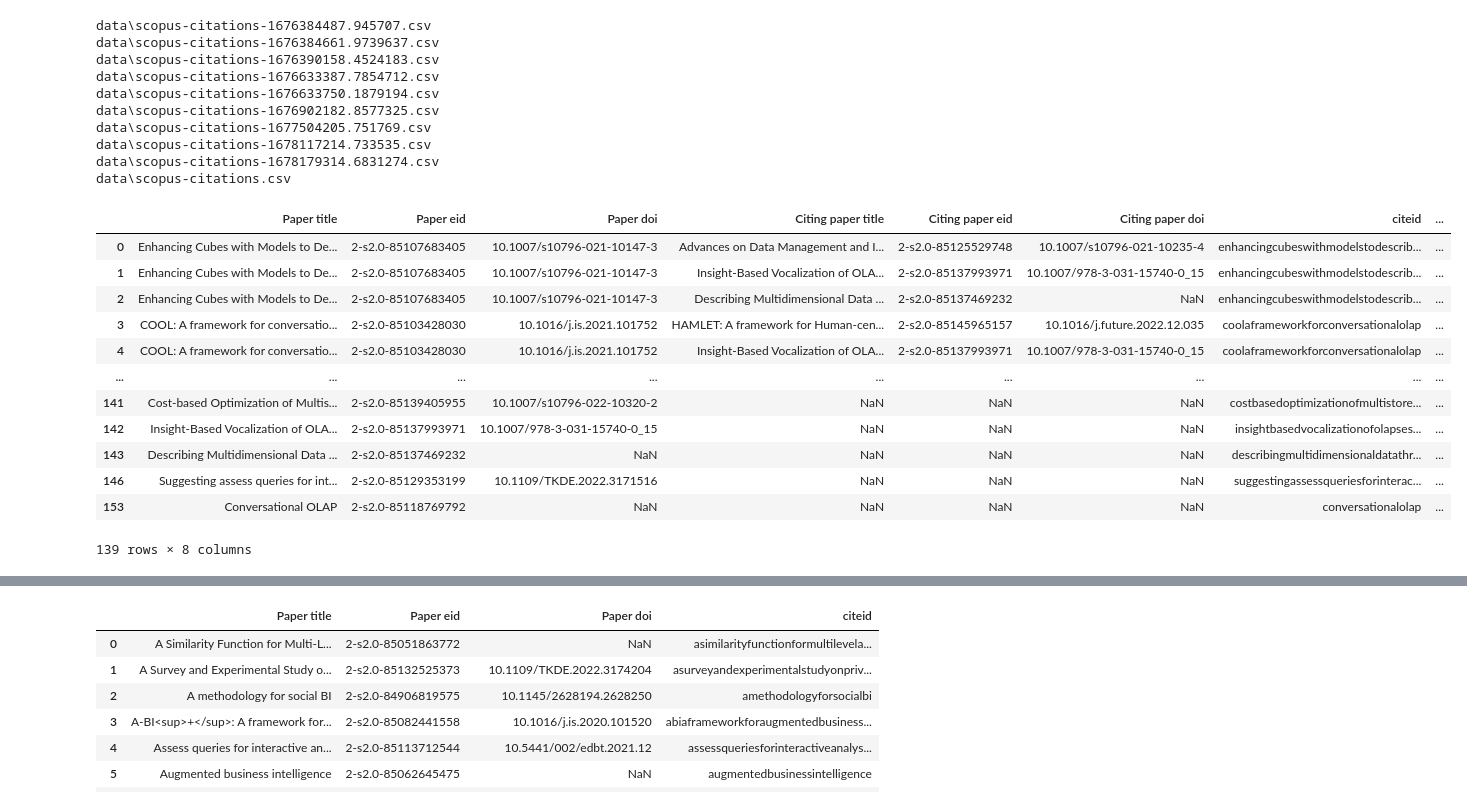
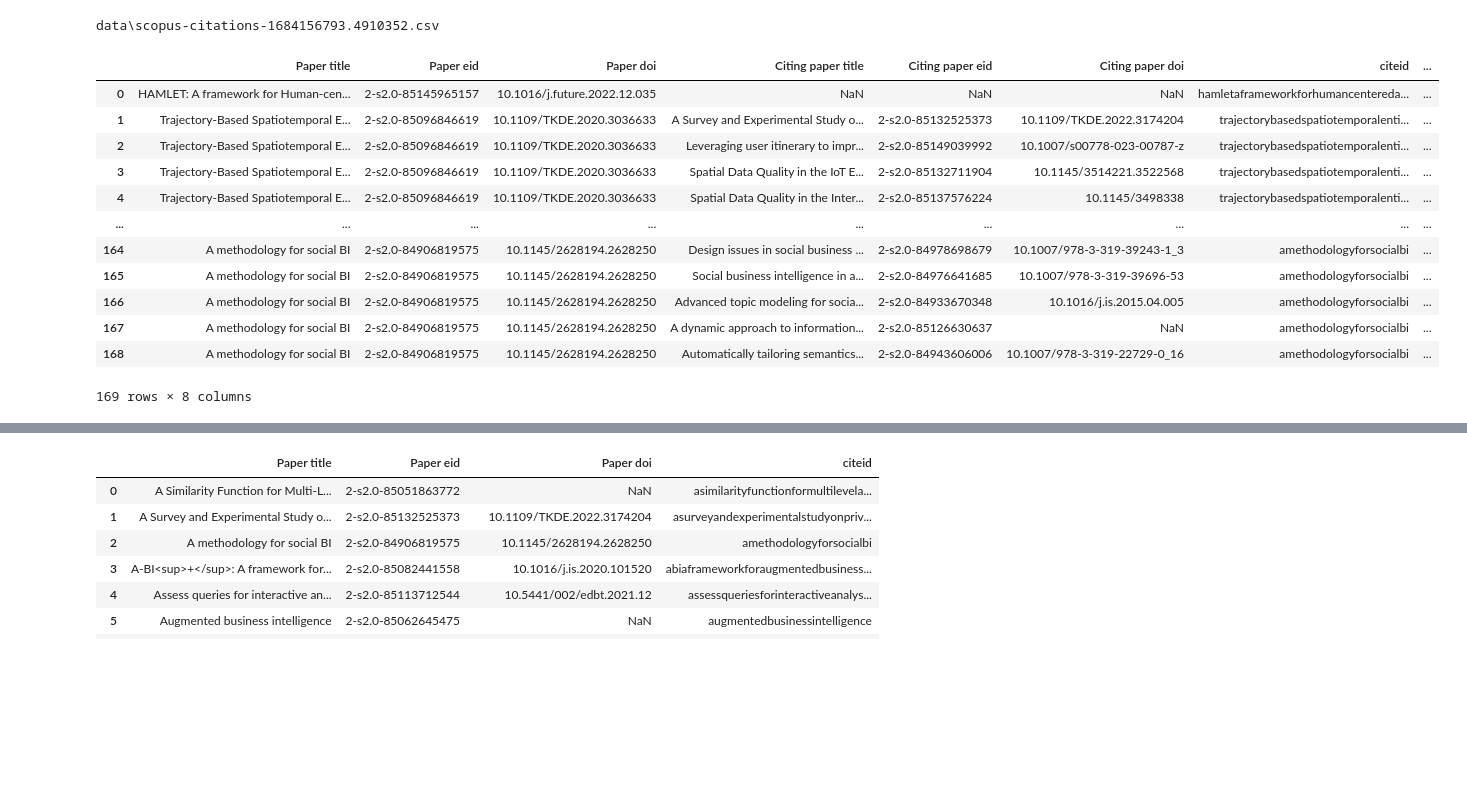
Before and after one commit to w4bo/paper-citations, a Jupyter notebook: merge.ipynb, the cells around one changed output, grey strips where cells are left out. Drawn from its saved outputs; the diff is of its cells as text; code cells hidden in the pictures; blank space fills up the shorter version.

```diff
--- a/merge.ipynb
+++ b/merge.ipynb
@@ -8,9 +8,10 @@ def map_id(x):
     return str(x).lower().replace('.', '').replace(' ', '').replace(':', '').replace('-', '').replace('\xa0', '').replace(',', '').replace('+', '').replace('<sup>', '').replace('</sup>', '')
 
 
-def get_df(s, path = 'data/'):
+def get_df(s, path = 'data/', onlylast=False):
     li = []
-    for filename in glob.glob(os.path.join(path , s + "*.csv")):
+    files = glob.glob(os.path.join(path , s + "*.csv"))
+    for filename in files if not onlylast else [files[-1]]:
         print(filename)
         df = pd.read_csv(filename, index_col=None, header=0, encoding='utf-8')
         li.append(df)
@@ -49,27 +55,19 @@ data\scholar-citations.csv
 # %%
-scopus = get_df('scopus')  # get the scopus citations
+scopus = get_df('scopus', onlylast=True)  # get the scopus citations
+# scopus = scopus[scopus["citingid"].apply(lambda x: x == x and x != "nan")]
 scopus
 # %% [output]
-data\scopus-citations-1676384487.945707.csv
-data\scopus-citations-1676384661.9739637.csv
-data\scopus-citations-1676390158.4524183.csv
-data\scopus-citations-1676633387.7854712.csv
-data\scopus-citations-1676633750.1879194.csv
-data\scopus-citations-1676902182.8577325.csv
-data\scopus-citations-1677504205.751769.csv
-data\scopus-citations-1678117214.733535.csv
-data\scopus-citations-1678179314.6831274.csv
-data\scopus-citations.csv
+data\scopus-citations-1684156793.4910352.csv
 |  | Paper title | Paper eid | Paper doi | Citing paper title | Citing paper eid | Citing paper doi | citeid | ... |
-| 0 | Enhancing Cubes with Models to De... | 2-s2.0-85107683405 | 10.1007/s10796-021-10147-3 | Advances on Data Management and I... | 2-s2.0-85125529748 | 10.1007/s10796-021-10235-4 | enhancingcubeswithmodelstodescrib... | ... |
-| 1 | Enhancing Cubes with Models to De... | 2-s2.0-85107683405 | 10.1007/s10796-021-10147-3 | Insight-Based Vocalization of OLA... | 2-s2.0-85137993971 | 10.1007/978-3-031-15740-0_15 | enhancingcubeswithmodelstodescrib... | ... |
-| 2 | Enhancing Cubes with Models to De... | 2-s2.0-85107683405 | 10.1007/s10796-021-10147-3 | Describing Multidimensional Data ... | 2-s2.0-85137469232 | NaN | enhancingcubeswithmodelstodescrib... | ... |
-| 3 | COOL: A framework for conversatio... | 2-s2.0-85103428030 | 10.1016/j.is.2021.101752 | HAMLET: A framework for Human-cen... | 2-s2.0-85145965157 | 10.1016/j.future.2022.12.035 | coolaframeworkforconversationalolap | ... |
-| 4 | COOL: A framework for conversatio... | 2-s2.0-85103428030 | 10.1016/j.is.2021.101752 | Insight-Based Vocalization of OLA... | 2-s2.0-85137993971 | 10.1007/978-3-031-15740-0_15 | coolaframeworkforconversationalolap | ... |
+| 0 | HAMLET: A framework for Human-cen... | 2-s2.0-85145965157 | 10.1016/j.future.2022.12.035 | NaN | NaN | NaN | hamletaframeworkforhumancentereda... | ... |
+| 1 | Trajectory-Based Spatiotemporal E... | 2-s2.0-85096846619 | 10.1109/TKDE.2020.3036633 | A Survey and Experimental Study o... | 2-s2.0-85132525373 | 10.1109/TKDE.2022.3174204 | trajectorybasedspatiotemporalenti... | ... |
+| 2 | Trajectory-Based Spatiotemporal E... | 2-s2.0-85096846619 | 10.1109/TKDE.2020.3036633 | Leveraging user itinerary to impr... | 2-s2.0-85149039992 | 10.1007/s00778-023-00787-z | trajectorybasedspatiotemporalenti... | ... |
+| 3 | Trajectory-Based Spatiotemporal E... | 2-s2.0-85096846619 | 10.1109/TKDE.2020.3036633 | Spatial Data Quality in the IoT E... | 2-s2.0-85132711904 | 10.1145/3514221.3522568 | trajectorybasedspatiotemporalenti... | ... |
+| 4 | Trajectory-Based Spatiotemporal E... | 2-s2.0-85096846619 | 10.1109/TKDE.2020.3036633 | Spatial Data Quality in the Inter... | 2-s2.0-85137576224 | 10.1145/3498338 | trajectorybasedspatiotemporalenti... | ... |
 | ... | ... | ... | ... | ... | ... | ... | ... | ... |
-| 141 | Cost-based Optimization of Multis... | 2-s2.0-85139405955 | 10.1007/s10796-022-10320-2 | NaN | NaN | NaN | costbasedoptimizationofmultistore... | ... |
-| 142 | Insight-Based Vocalization of OLA... | 2-s2.0-85137993971 | 10.1007/978-3-031-15740-0_15 | NaN | NaN | NaN | insightbasedvocalizationofolapses... | ... |
-| 143 | Describing Multidimensional Data ... | 2-s2.0-85137469232 | NaN | NaN | NaN | NaN | describingmultidimensionaldatathr... | ... |
-| 146 | Suggesting assess queries for int... | 2-s2.0-85129353199 | 10.1109/TKDE.2022.3171516 | NaN | NaN | NaN | suggestingassessqueriesforinterac... | ... |
-| 153 | Conversational OLAP | 2-s2.0-85118769792 | NaN | NaN | NaN | NaN | conversationalolap | ... |
+| 164 | A methodology for social BI | 2-s2.0-84906819575 | 10.1145/2628194.2628250 | Design issues in social business ... | 2-s2.0-84978698679 | 10.1007/978-3-319-39243-1_3 | amethodologyforsocialbi | ... |
+| 165 | A methodology for social BI | 2-s2.0-84906819575 | 10.1145/2628194.2628250 | Social business intelligence in a... | 2-s2.0-84976641685 | 10.1007/978-3-319-39696-53 | amethodologyforsocialbi | ... |
+| 166 | A methodology for social BI | 2-s2.0-84906819575 | 10.1145/2628194.2628250 | Advanced topic modeling for socia... | 2-s2.0-84933670348 | 10.1016/j.is.2015.04.005 | amethodologyforsocialbi | ... |
+| 167 | A methodology for social BI | 2-s2.0-84906819575 | 10.1145/2628194.2628250 | A dynamic approach to information... | 2-s2.0-85126630637 | NaN | amethodologyforsocialbi | ... |
+| 168 | A methodology for social BI | 2-s2.0-84906819575 | 10.1145/2628194.2628250 | Automatically tailoring semantics... | 2-s2.0-84943606006 | 10.1007/978-3-319-22729-0_16 | amethodologyforsocialbi | ... |
-139 rows × 8 columns
+169 rows × 8 columns
```
Also changed, not shown: parts of 8 cells of this notebook, 32 other files.
